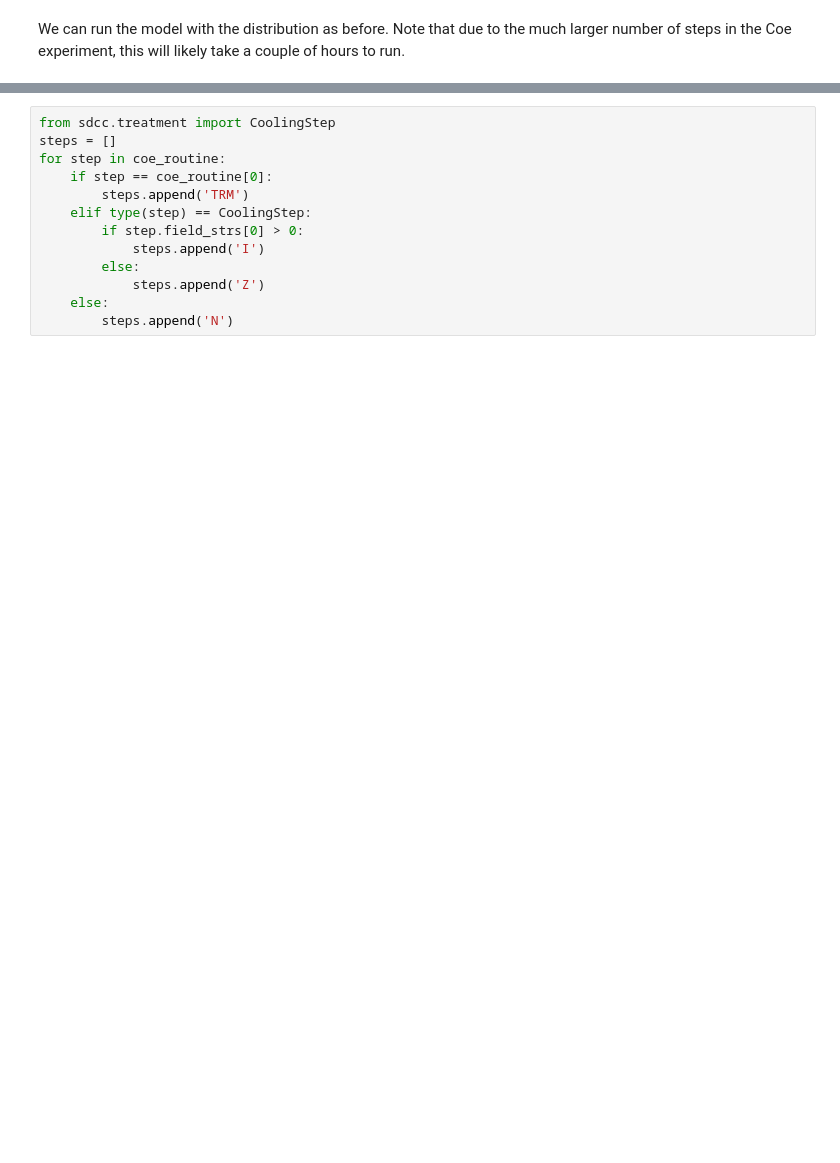
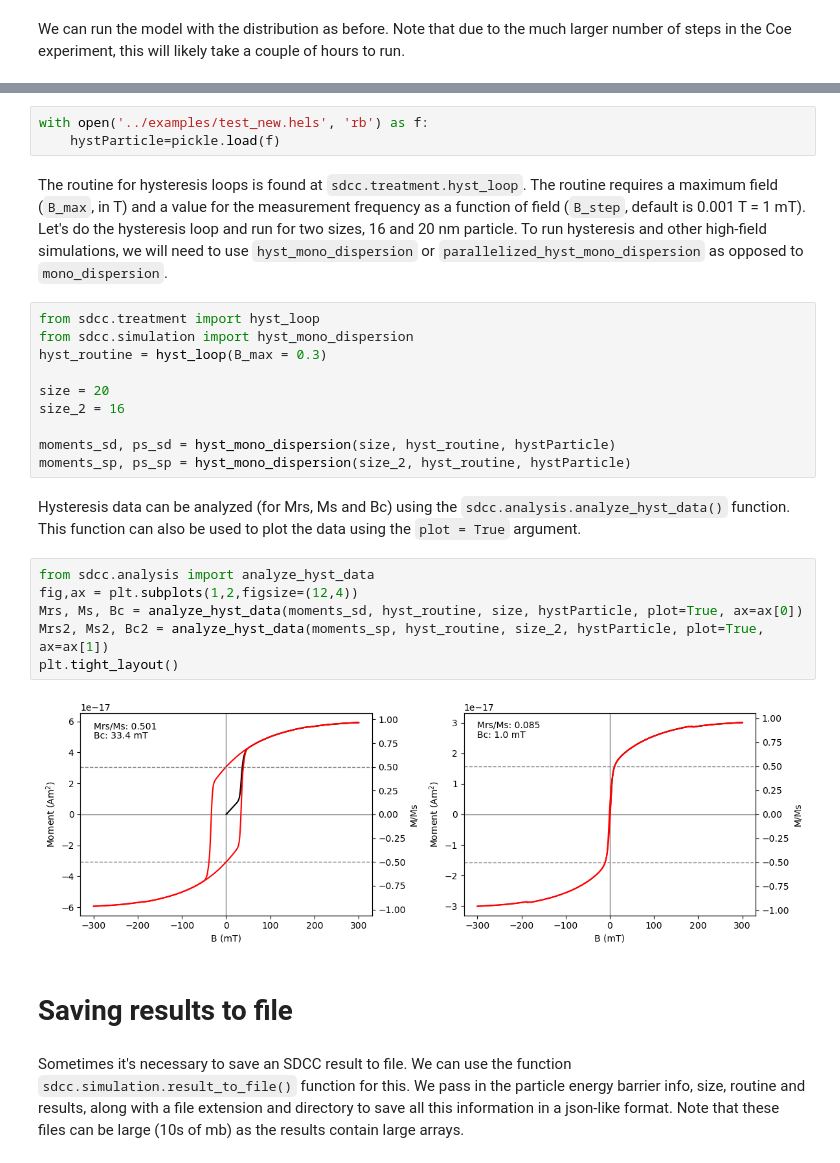
Before and after one commit to bcych/SDCC, a Jupyter notebook: sdcc_examples.ipynb, the cells around one changed output, grey strips where cells are left out. Drawn from its saved outputs; the diff is of its cells as text; blank space fills up the shorter version.

```diff
--- a/sdcc_examples.ipynb
+++ b/sdcc_examples.ipynb
@@ -402,13 +370,30 @@ We analyze the data from the model as before
-# %%
-from sdcc.treatment import CoolingStep
-steps = []
-for step in coe_routine:
-    if step == coe_routine[0]:
-        steps.append('TRM')
-    elif type(step) == CoolingStep:
-        if step.field_strs[0] > 0:
-            steps.append('I')
-        else:
-            steps.append('Z')
-    else:
-        steps.append('N')
+# %%
+with open('../examples/test_new.hels', 'rb') as f:
+    hystParticle=pickle.load(f)
+# %% [markdown]
+The routine for hysteresis loops is found at `sdcc.treatment.hyst_loop`. The routine requires a maximum field (`B_max`, in T) and a value for the measurement frequency as a function of field (`B_step`, default is 0.001 T = 1 mT). Let's do the hysteresis loop and run for two sizes, 16 and 20 nm particle. To run hysteresis and other high-field simulations, we will need to use `hyst_mono_dispersion` or `parallelized_hyst_mono_dispersion` as opposed to `mono_dispersion`.
+# %%
+from sdcc.treatment import hyst_loop
+from sdcc.simulation import hyst_mono_dispersion
+hyst_routine = hyst_loop(B_max = 0.3)
+
+size = 20
+size_2 = 16
+
+moments_sd, ps_sd = hyst_mono_dispersion(size, hyst_routine, hystParticle)
+moments_sp, ps_sp = hyst_mono_dispersion(size_2, hyst_routine, hystParticle)
+# %% [markdown]
+Hysteresis data can be analyzed (for Mrs, Ms and Bc) using the `sdcc.analysis.analyze_hyst_data()` function. This function can also be used to plot the data using the `plot = True` argument.
+# %%
+from sdcc.analysis import analyze_hyst_data
+fig,ax = plt.subplots(1,2,figsize=(12,4))
+Mrs, Ms, Bc = analyze_hyst_data(moments_sd, hyst_routine, size, hystParticle, plot=True, ax=ax[0])
+Mrs2, Ms2, Bc2 = analyze_hyst_data(moments_sp, hyst_routine, size_2, hystParticle, plot=True, ax=ax[1])
+plt.tight_layout()
+# %% [output]
+[figure, added]
+# %% [markdown]
+# Saving results to file
+# %% [markdown]
+Sometimes it's necessary to save an SDCC result to file.
+We can use the function `sdcc.simulation.result_to_file()` function for this. We pass in the particle energy barrier info, size, routine and results, along with a file extension and directory to save all this information in a json-like format. Note that these files can be large (10s of mb) as the results contain large arrays.
```
Also changed, not shown: parts of 11 cells of this notebook, 2 other files.
